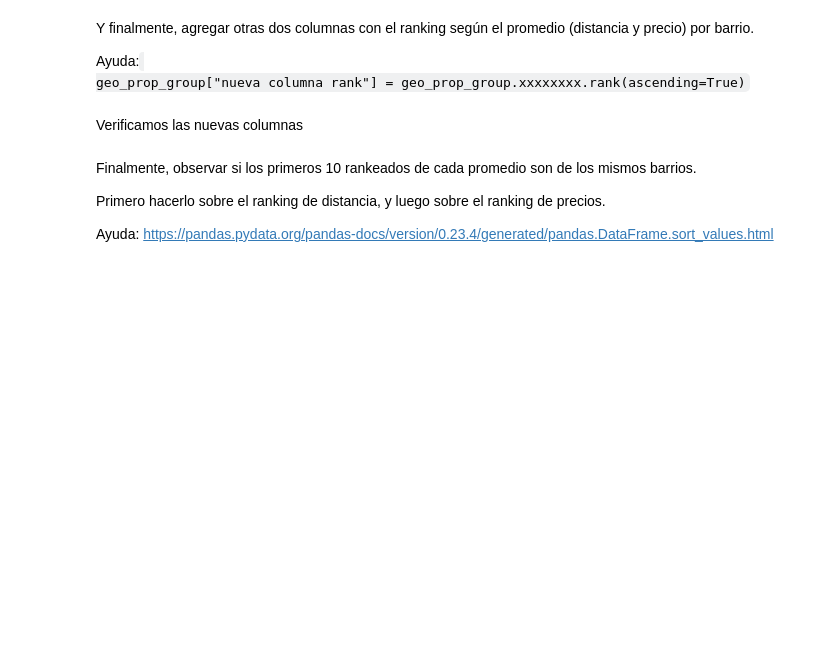
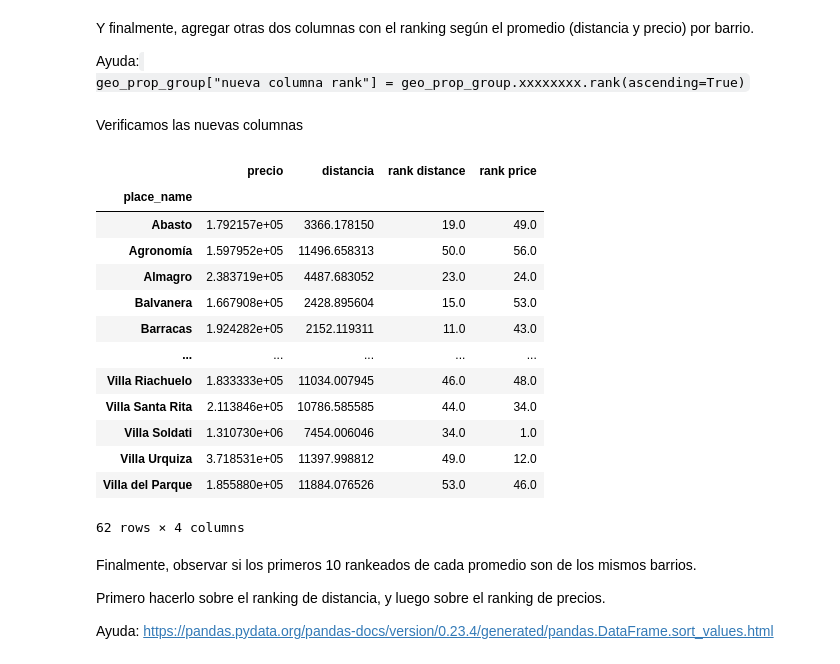
Before and after one commit to Csuarezgurruchaga/Digital-House, a Jupyter notebook: clase_07/dsad_2021/M1/CLASE_07_GeoPandas/Notebooks/7_desafio.ipynb, the cells around one changed output. Saved outputs shown, nothing was run; the diff lists cells and outputs as text; code cells hidden in the pictures; blank space fills up the shorter version.

```diff
--- a/clase_07/dsad_2021/M1/CLASE_07_GeoPandas/Notebooks/7_desafio.ipynb
+++ b/clase_07/dsad_2021/M1/CLASE_07_GeoPandas/Notebooks/7_desafio.ipynb
@@ -207,7 +354,22 @@ geo_prop_group["nueva columna rank"] = geo_prop_group.xxxxxxxx.rank(ascending=Tr
 # %% [markdown]
 Verificamos las nuevas columnas
 # %%
-geo_prop_group.loc[:, ['precio','distancia','rank_distancia','rank_precio']]
+geo_prop_group.loc[:, ['precio','distancia','rank distance','rank price']]
+# %% [output]
+|  | precio | distancia | rank distance | rank price |
+| place_name |  |  |  |  |
+| Abasto | 1.792157e+05 | 3366.178150 | 19.0 | 49.0 |
+| Agronomía | 1.597952e+05 | 11496.658313 | 50.0 | 56.0 |
+| Almagro | 2.383719e+05 | 4487.683052 | 23.0 | 24.0 |
+| Balvanera | 1.667908e+05 | 2428.895604 | 15.0 | 53.0 |
+| Barracas | 1.924282e+05 | 2152.119311 | 11.0 | 43.0 |
+| ... | ... | ... | ... | ... |
+| Villa Riachuelo | 1.833333e+05 | 11034.007945 | 46.0 | 48.0 |
+| Villa Santa Rita | 2.113846e+05 | 10786.585585 | 44.0 | 34.0 |
+| Villa Soldati | 1.310730e+06 | 7454.006046 | 34.0 | 1.0 |
+| Villa Urquiza | 3.718531e+05 | 11397.998812 | 49.0 | 12.0 |
+| Villa del Parque | 1.855880e+05 | 11884.076526 | 53.0 | 46.0 |
+62 rows × 4 columns
 # %% [markdown]
 Finalmente, observar si los primeros 10 rankeados de cada promedio son de los mismos barrios.
 
```
Also changed, not shown: parts of 40 cells of this notebook, 7 other files.
